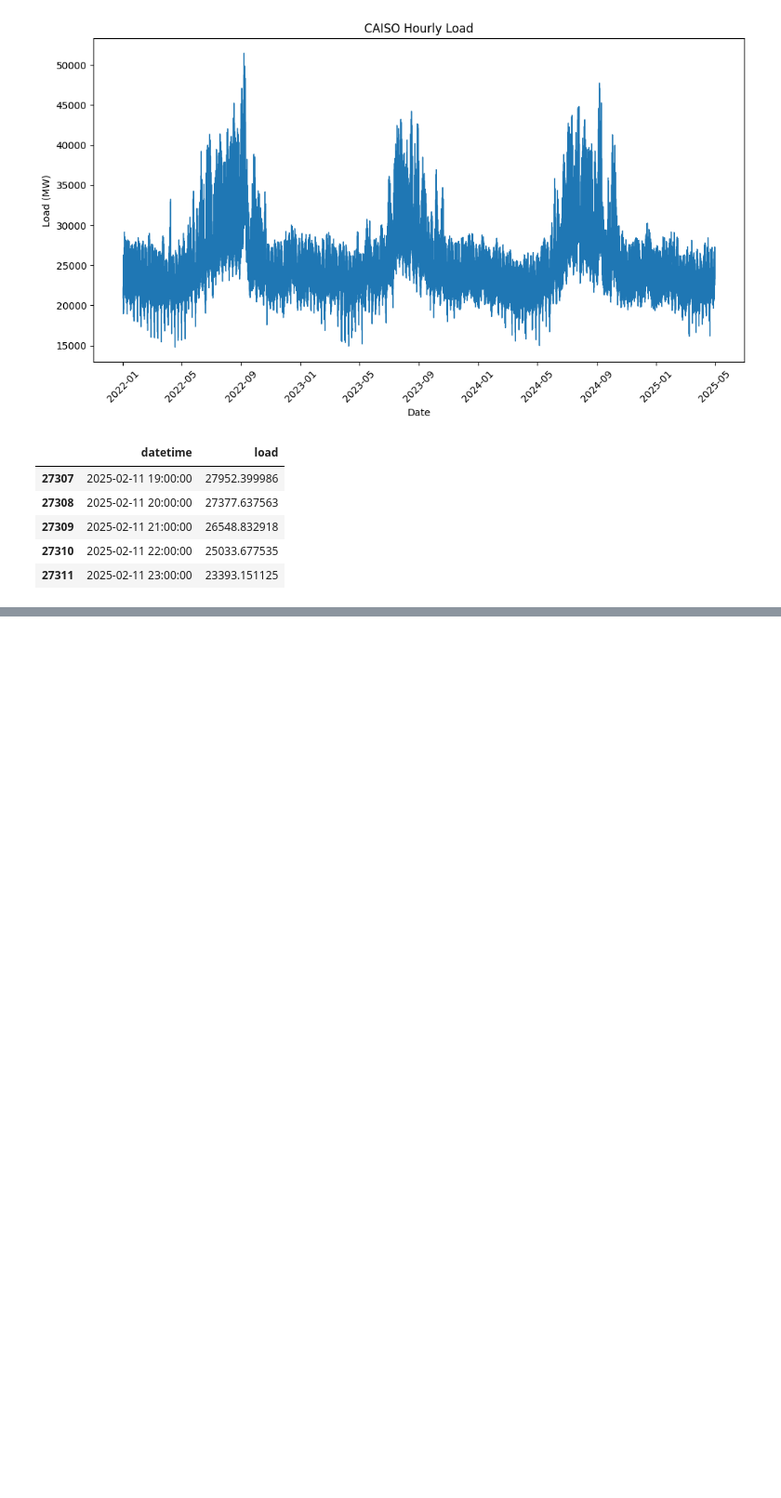
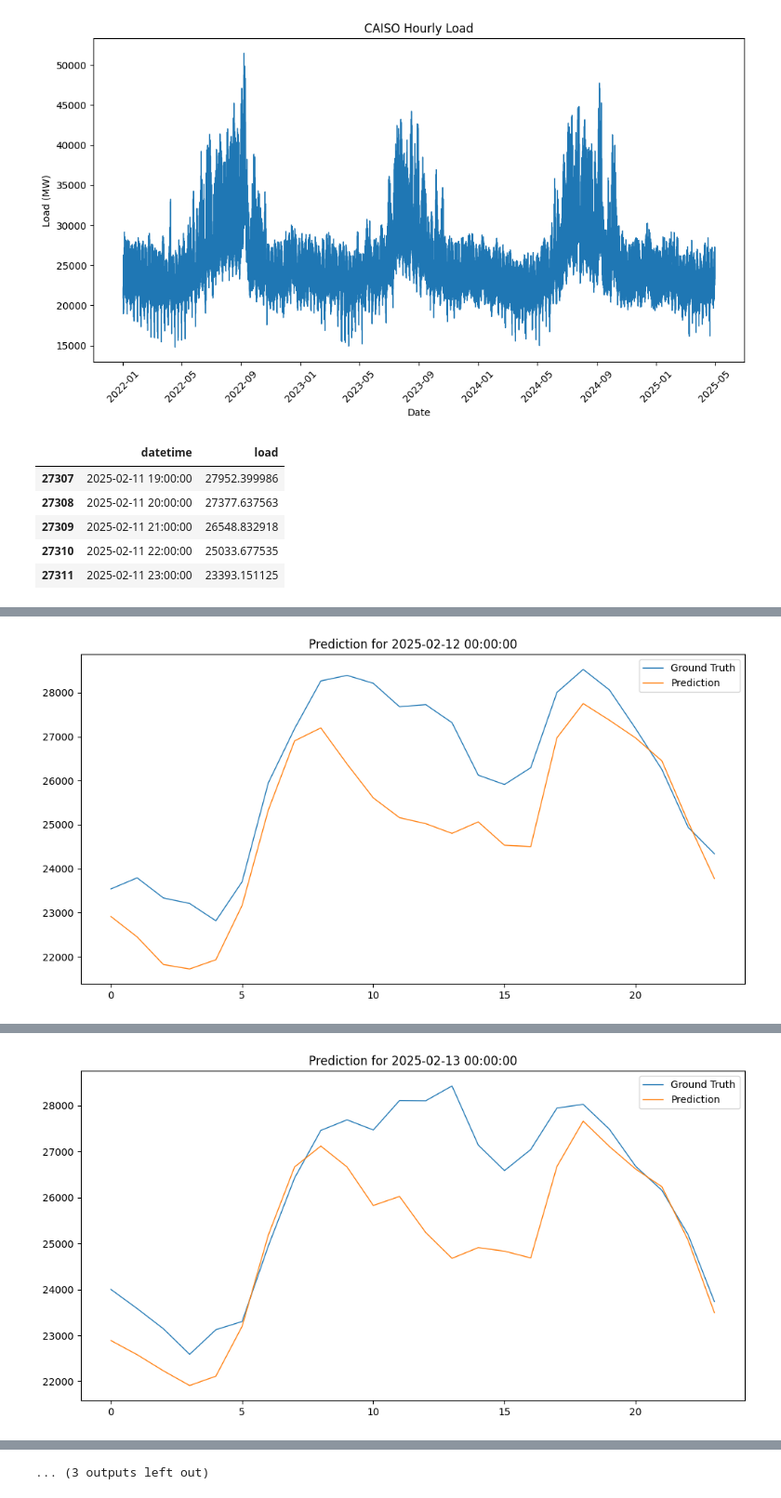
Before and after one commit to joypauls/forecastiso, a Jupyter notebook: notebooks/dev.ipynb, the cells around one changed output, grey strips where cells are left out. Shown at 93% size. Cells and saved outputs as stored; diff of their text form; code cells hidden in the pictures; blank space fills up the shorter version.

Commit message:
fixing dev forecast issues

```diff
--- a/notebooks/dev.ipynb
+++ b/notebooks/dev.ipynb
@@ -67,7 +70,8 @@ fm = FeatureManager()
 fm.add_generator(LagFeatureGenerator(lags=[24, 48, 168]))
 fm.add_generator(RollingFeatureGenerator(windows=[24, 168, 720]))
 fm.add_generator(CalendarFeatureGenerator())
-fm.add_generator(InteractionFeatureGenerator([["hour", "is_weekend"]]))
+# fm.add_generator(InteractionFeatureGenerator([["hour", "day_before_weekend"]]))
+
 features_df = fm.generate_features(df_filtered)
 
 print(features_df.shape)
@@ -148,13 +153,15 @@ print(rmse)
 # %%
-forecaster = WindowedXGBForecaster(
+windowed_xgb = WindowedXGBForecaster(
     target_col="load",
     feature_cols=["load_lag_24", "load_lag_48", "load_lag_168",
                    "load_rolling_mean_24", "load_rolling_min_24", "load_rolling_max_24", "load_rolling_std_24",
                    "load_rolling_mean_168", "load_rolling_min_168", "load_rolling_max_168", "load_rolling_std_168",
                    "load_rolling_mean_720", "load_rolling_min_720", "load_rolling_max_720", "load_rolling_std_720",
-                   "hour", "month", "dayofweek", "is_holiday", "day_before_holiday", "is_weekend", "day", "quarter", "hour_is_weekend"]
+                   "hour", "month", "dow", "doy", "is_holiday", "day_before_holiday", "day_before_weekend",
+                   "day", "quarter", "year"],
+    max_depth=6,
 )
 
-forecaster.fit(features_df)
-prediction = forecaster.predict(horizon=24)
+windowed_xgb.fit(features_df)
+prediction = windowed_xgb.predict(horizon=24)
 # %%
@@ -179,0 +185,64 @@ print(rmse)
+# %%
+features_df = fm.generate_features(df)
+# %%
+# evaluate predictions and plot for 7 days
+for i in range(7):
+
+    # at 00:00 hours
+    cur_predict_date = pd.to_datetime(predict_date) + pd.Timedelta(days=i)
+    cur_day_before_date = pd.to_datetime(predict_date) + pd.Timedelta(days=i-1)
+
+    # data for the day we are predicting
+    predict_df = features_df[cur_predict_date:cur_predict_date + pd.Timedelta(hours=23)]
+    y_true = predict_df["load"].reset_index(drop=True)
+    # print(y_true.tail())
+    # print(y_true.shape)
+
+    # filter by predict_date using datetime index
+    print(f"Fitting and evaluating model for {cur_predict_date}")
+
+    # simple_xgb = SimpleXGBForecaster(
+    #     feature_cols=["load_lag_24", "load_lag_48", "load_lag_168",
+    #                 "load_rolling_mean_24", "load_rolling_min_24", "load_rolling_max_24", "load_rolling_std_24",
+    #                 "load_rolling_mean_168", "load_rolling_min_168", "load_rolling_max_168", "load_rolling_std_168",
+    #                 "load_rolling_mean_720", "load_rolling_min_720", "load_rolling_max_720", "load_rolling_std_720",
+    #                 "hour", "month", "dayofweek", "dayofyear", "is_holiday", "day_before_holiday", "is_weekend",
+    #                 "day", "quarter", "year", "hour_is_weekend"],
+    #     target_col="load",
+    #     # n_estimators=300,
+    #     max_depth=6,
+    # )
+    # simple_xgb.fit(cur_features_df)
+    # predict_features_df = fm.generate_features(predict_df)
+
+    # take latest row as pandas series and df for windowed version
+    day_before_df = features_df[cur_day_before_date:cur_day_before_date + pd.Timedelta(hours=23)]
+    latest_row = day_before_df.iloc[-1]
+    latest_datetime = day_before_df.index[-1]
+    latest_day_df = day_before_df[latest_datetime - pd.Timedelta(hours=23):latest_datetime]
+    # print(latest_day_df.shape)
+    # print(latest_day_df.head().index)
+
+    # check temporal alignment
+    print(f"Predicting for {cur_predict_date} with latest row at {latest_datetime}")
+
+    # inference
+    # y_pred = simple_xgb.predict(horizon=24, external_features=latest_row)
+    y_pred = windowed_xgb.predict(horizon=24, external_data=latest_day_df)
+
+    plt.figure(figsize=(12, 6))
+    plt.plot(y_true, label="Ground Truth", linewidth=1)
+    plt.plot(y_pred, label="Prediction", linewidth=1)
+    plt.title(f"Prediction for {cur_predict_date}")
+    plt.legend()
+    plt.show()
+
+    mape = mean_absolute_percentage_error(y_pred, y_true)
+    mae = mean_absolute_error(y_pred, y_true)
+    rmse = root_mean_squared_error(y_pred, y_true)
+
+    print(f"MAPE for {cur_predict_date}: {mape}")
+    print(f"MAE for {cur_predict_date}: {mae}")
+    print(f"RMSE for {cur_predict_date}: {rmse}")
+    print("\n")
+# %% [output]
@@ -179,0 +251 @@ print(rmse)
+[figure, added]
@@ -179,0 +259 @@ print(rmse)
+[figure, added]
@@ -179,0 +292 @@ print(rmse)
+... (3 outputs left out)
```
Also changed, not shown: parts of 8 cells of this notebook, 3 other files.
